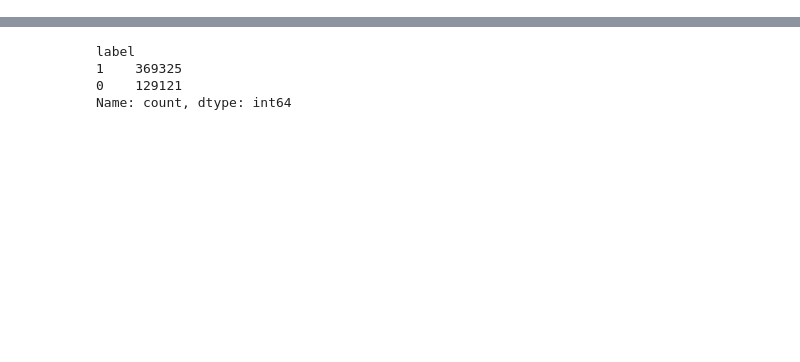
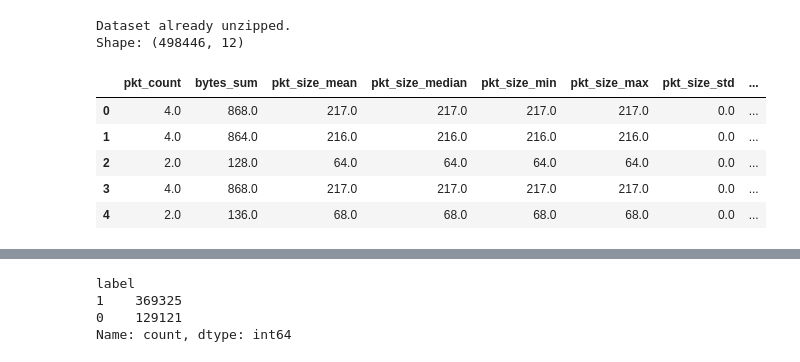
Before and after one commit to noise-course/course-project-ubeen025, a Jupyter notebook: final/Final Project.ipynb, the cells around one changed output, grey strips where cells are left out. Drawn from its saved outputs; the diff is of its cells as text; code cells hidden in the pictures; blank space fills up the shorter version.

```diff
--- a/final/Final Project.ipynb
+++ b/final/Final Project.ipynb
@@ -65,0 +48,37 @@ Name: count, dtype: int64
+# %%
+import zipfile
+import os
+import pandas as pd
+
+BASE_DIR = os.getcwd()
+
+zip_path = os.path.join(
+    BASE_DIR, "data", "traffic_flow_features_binary_custom.zip"
+)
+
+extract_dir = os.path.join(BASE_DIR, "traffic_data")
+
+if not os.path.exists(extract_dir):
+    print("Unzipping dataset...")
+    with zipfile.ZipFile(zip_path, "r") as zip_ref:
+        zip_ref.extractall(extract_dir)
+else:
+    print("Dataset already unzipped.")
+
+csv_path = os.path.join(
+    extract_dir, "traffic_flow_features_binary_custom.csv"
+)
+
+df = pd.read_csv(csv_path)
+
+print("Shape:", df.shape)
+df.head()
+# %% [output]
+Dataset already unzipped.
+Shape: (498446, 12)
+|  | pkt_count | bytes_sum | pkt_size_mean | pkt_size_median | pkt_size_min | pkt_size_max | pkt_size_std | ... |
+| 0 | 4.0 | 868.0 | 217.0 | 217.0 | 217.0 | 217.0 | 0.0 | ... |
+| 1 | 4.0 | 864.0 | 216.0 | 216.0 | 216.0 | 216.0 | 0.0 | ... |
+| 2 | 2.0 | 128.0 | 64.0 | 64.0 | 64.0 | 64.0 | 0.0 | ... |
+| 3 | 4.0 | 868.0 | 217.0 | 217.0 | 217.0 | 217.0 | 0.0 | ... |
+| 4 | 2.0 | 136.0 | 68.0 | 68.0 | 68.0 | 68.0 | 0.0 | ... |
```
Also changed, not shown: parts of 28 cells of this notebook, 2 other files.
